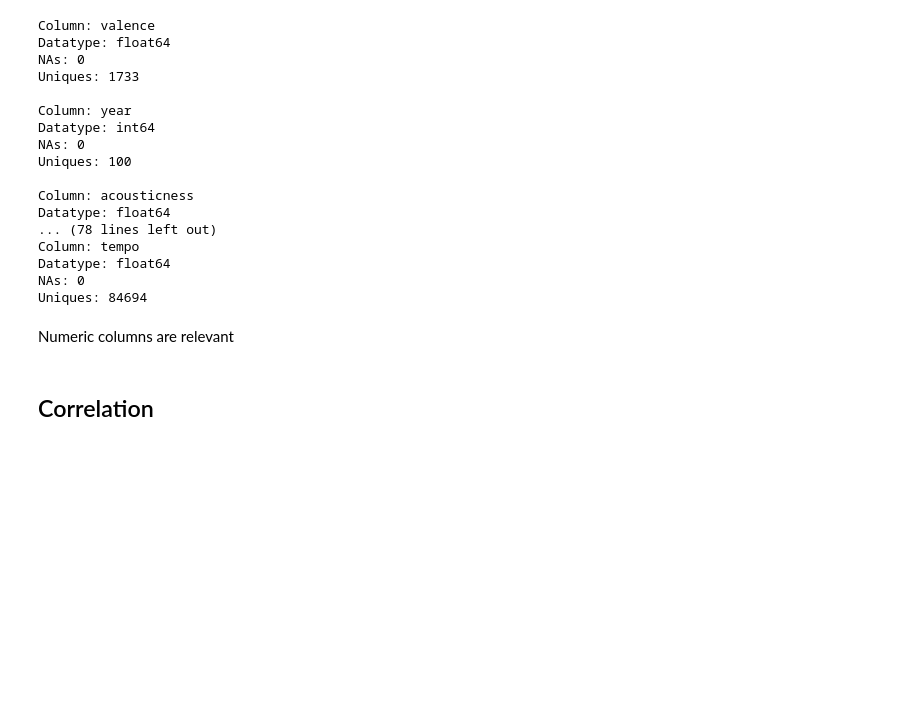
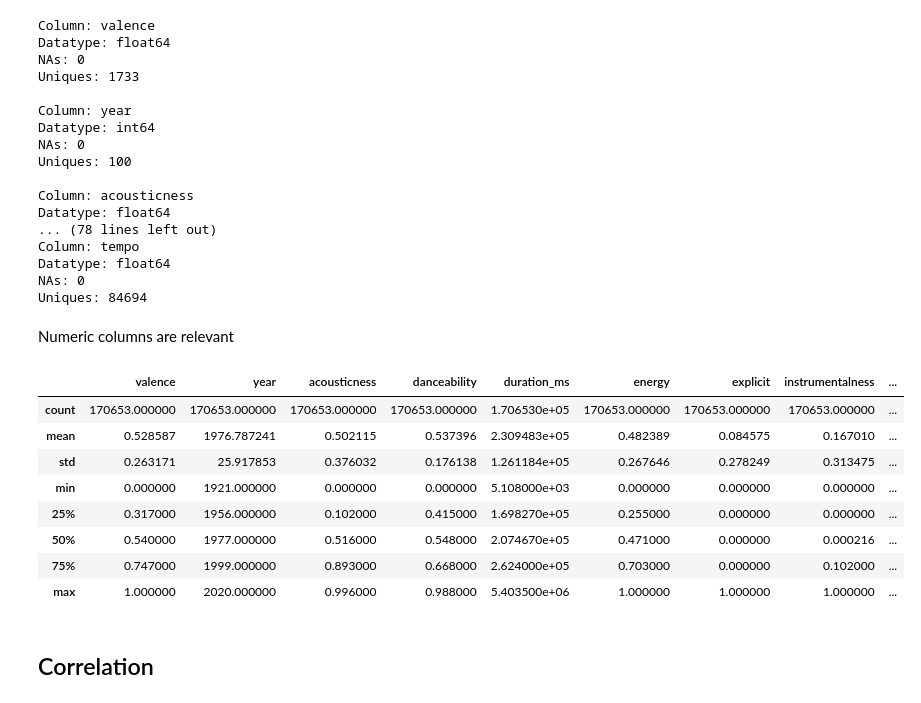
Before and after one commit to aleksandardpantic/spotify-recommendation-system, a Jupyter notebook: ExploratoryDataAnalysis.ipynb, the cells around one changed output. Cells and saved outputs as stored; diff of their text form; code cells hidden in the pictures; blank space fills up the shorter version.

Commit message:
added descriptive stats on data

```diff
--- a/ExploratoryDataAnalysis.ipynb
+++ b/ExploratoryDataAnalysis.ipynb
@@ -78,6 +78,18 @@ Numeric columns are relevant
 # %%
 numeric_cols = list(data.select_dtypes(include = [np.int64, np.float64]).columns)
 other_cols = list(data.select_dtypes(exclude = [np.int64, np.float64]).columns)
+# %%
+data[numeric_cols].describe()
+# %% [output]
+|  | valence | year | acousticness | danceability | duration_ms | energy | explicit | instrumentalness | ... |
+| count | 170653.000000 | 170653.000000 | 170653.000000 | 170653.000000 | 1.706530e+05 | 170653.000000 | 170653.000000 | 170653.000000 | ... |
+| mean | 0.528587 | 1976.787241 | 0.502115 | 0.537396 | 2.309483e+05 | 0.482389 | 0.084575 | 0.167010 | ... |
+| std | 0.263171 | 25.917853 | 0.376032 | 0.176138 | 1.261184e+05 | 0.267646 | 0.278249 | 0.313475 | ... |
+| min | 0.000000 | 1921.000000 | 0.000000 | 0.000000 | 5.108000e+03 | 0.000000 | 0.000000 | 0.000000 | ... |
+| 25% | 0.317000 | 1956.000000 | 0.102000 | 0.415000 | 1.698270e+05 | 0.255000 | 0.000000 | 0.000000 | ... |
+| 50% | 0.540000 | 1977.000000 | 0.516000 | 0.548000 | 2.074670e+05 | 0.471000 | 0.000000 | 0.000216 | ... |
+| 75% | 0.747000 | 1999.000000 | 0.893000 | 0.668000 | 2.624000e+05 | 0.703000 | 0.000000 | 0.102000 | ... |
+| max | 1.000000 | 2020.000000 | 0.996000 | 0.988000 | 5.403500e+06 | 1.000000 | 1.000000 | 1.000000 | ... |
 # %% [markdown]
 ## Correlation
 # %% [markdown]
```
Also changed, not shown: parts of 1 cell of this notebook.
